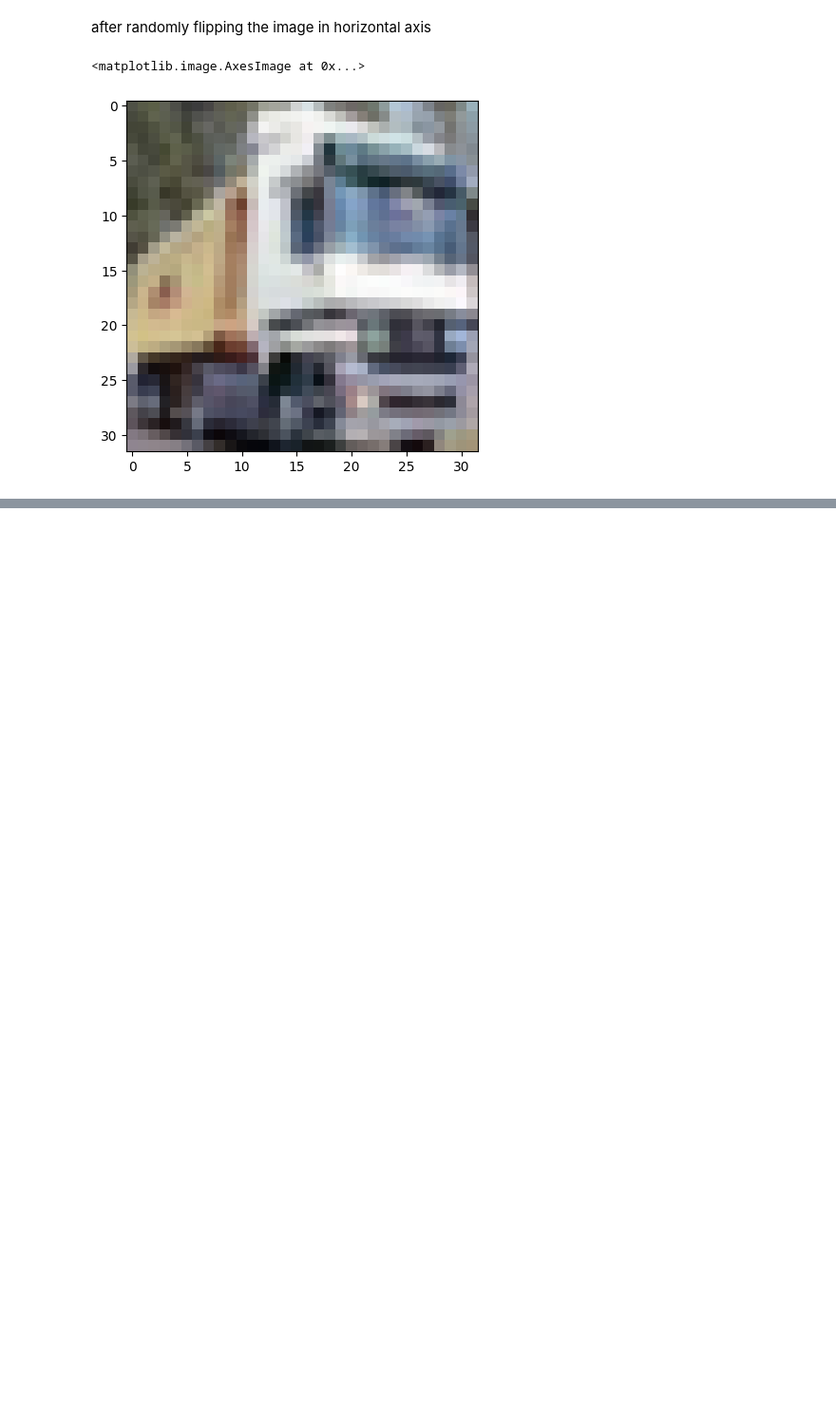
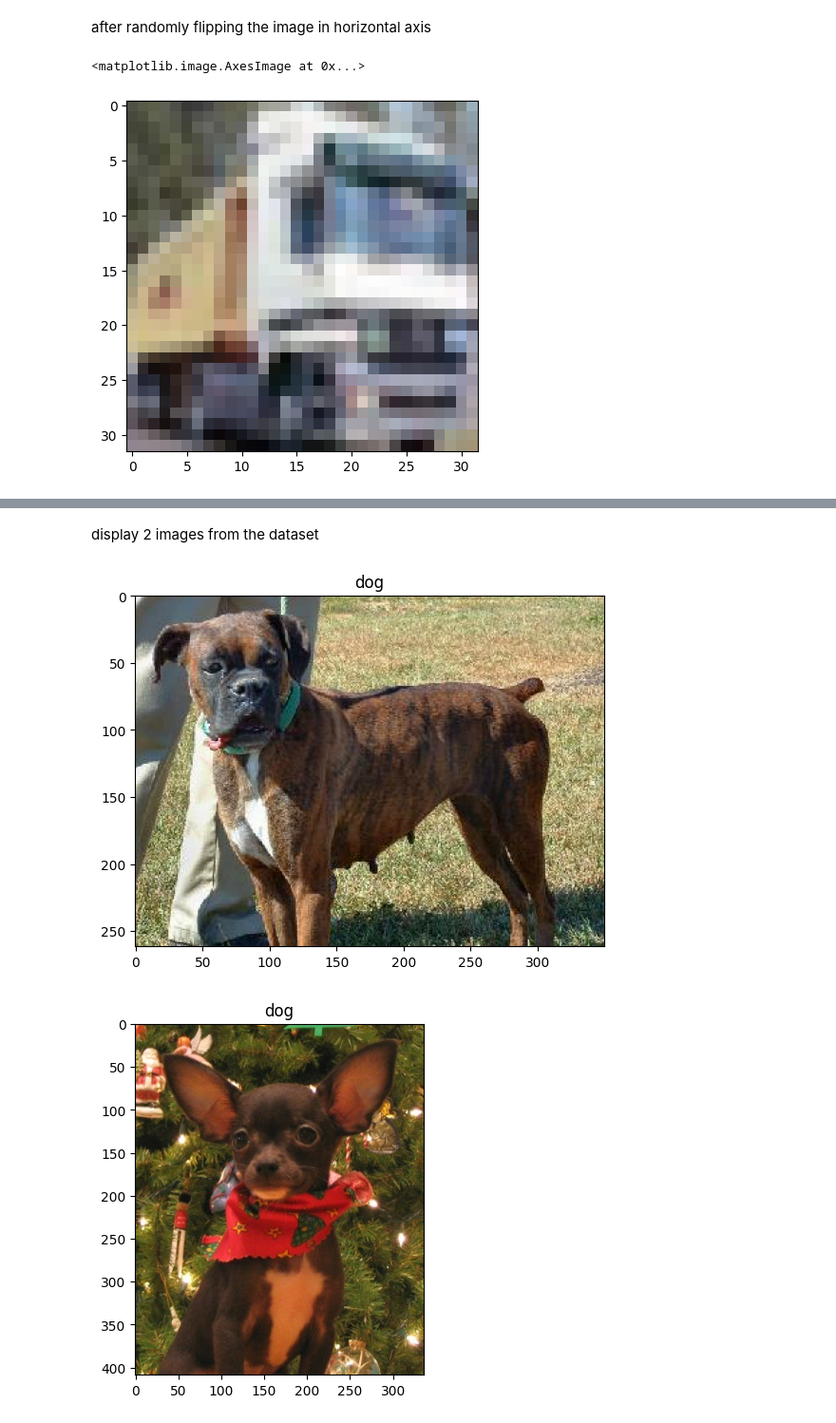
Before and after one commit to sumukhbhat12/Tensor-Flow-Course-FreeCodeCamp, a Jupyter notebook: Working_With_Small_Datasets.ipynb, the cells around one changed output, grey strips where cells are left out. Shown at 95% size. Cells and saved outputs as stored; diff of their text form; code cells hidden in the pictures; blank space fills up the shorter version.

```diff
--- a/Working_With_Small_Datasets.ipynb
+++ b/Working_With_Small_Datasets.ipynb
@@ -118,0 +132,6 @@ plt.imshow(result)
+# %%
+(raw_train, raw_validation, raw_test), metadata = tfds.load('cats_vs_dogs',
+                                                            split=['train[:80%]', 'train[80%:90%]', 'train[90%:]'],
+                                                            with_info=True,
+                                                            as_supervised=True
+                                                            )
@@ -118,0 +144,12 @@ plt.imshow(result)
+# %%
+get_label_name = metadata.features['label'].int2str   # creates a function object we can use to get labels
+# %% [markdown]
+display 2 images from the dataset
+# %%
+for image, label in raw_train.take(2):
+  plt.figure()
+  plt.imshow(image)
+  plt.title(get_label_name(label))
+# %% [output]
+[figure, added]
+[figure, added]
```
Also changed, not shown: parts of 17 cells of this notebook.
